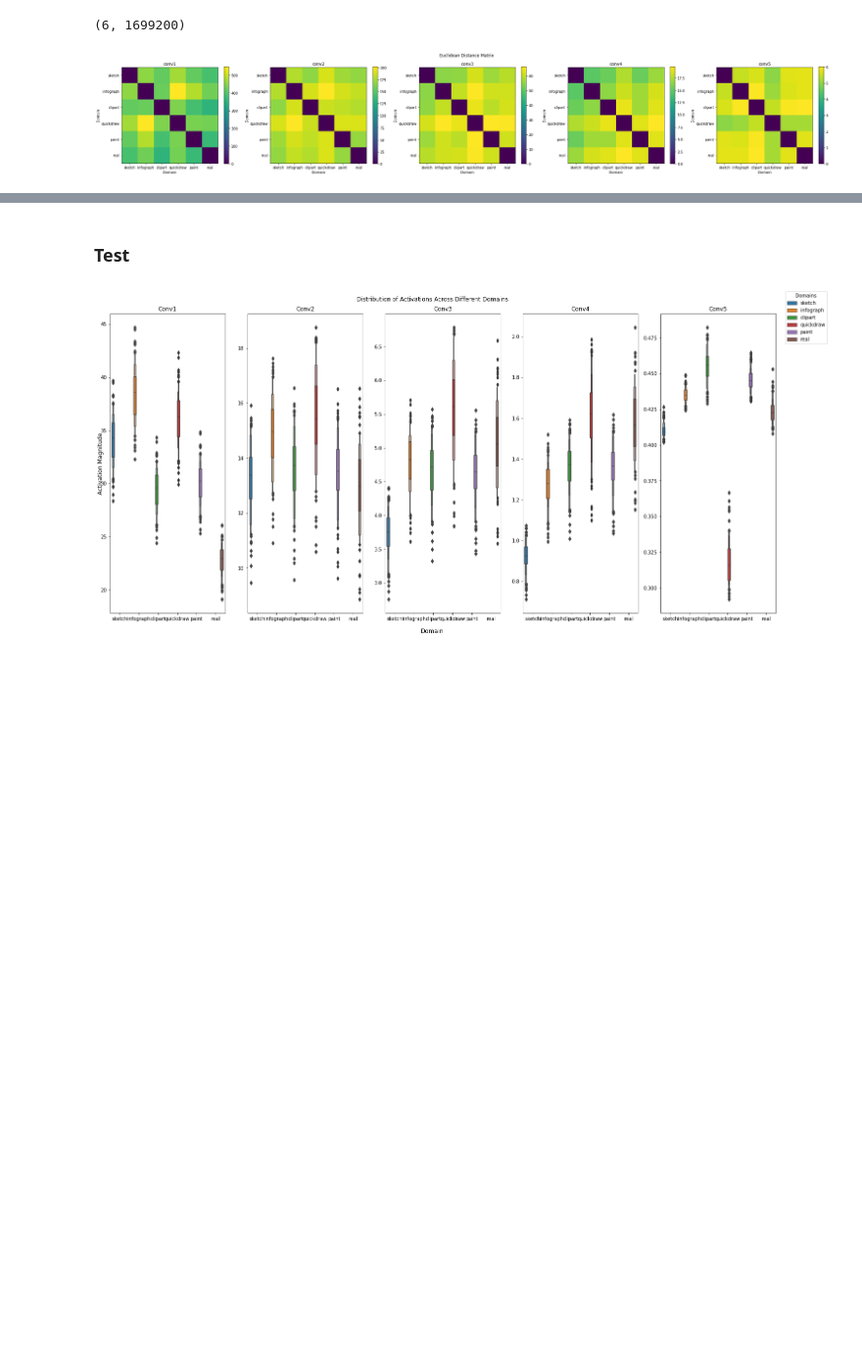
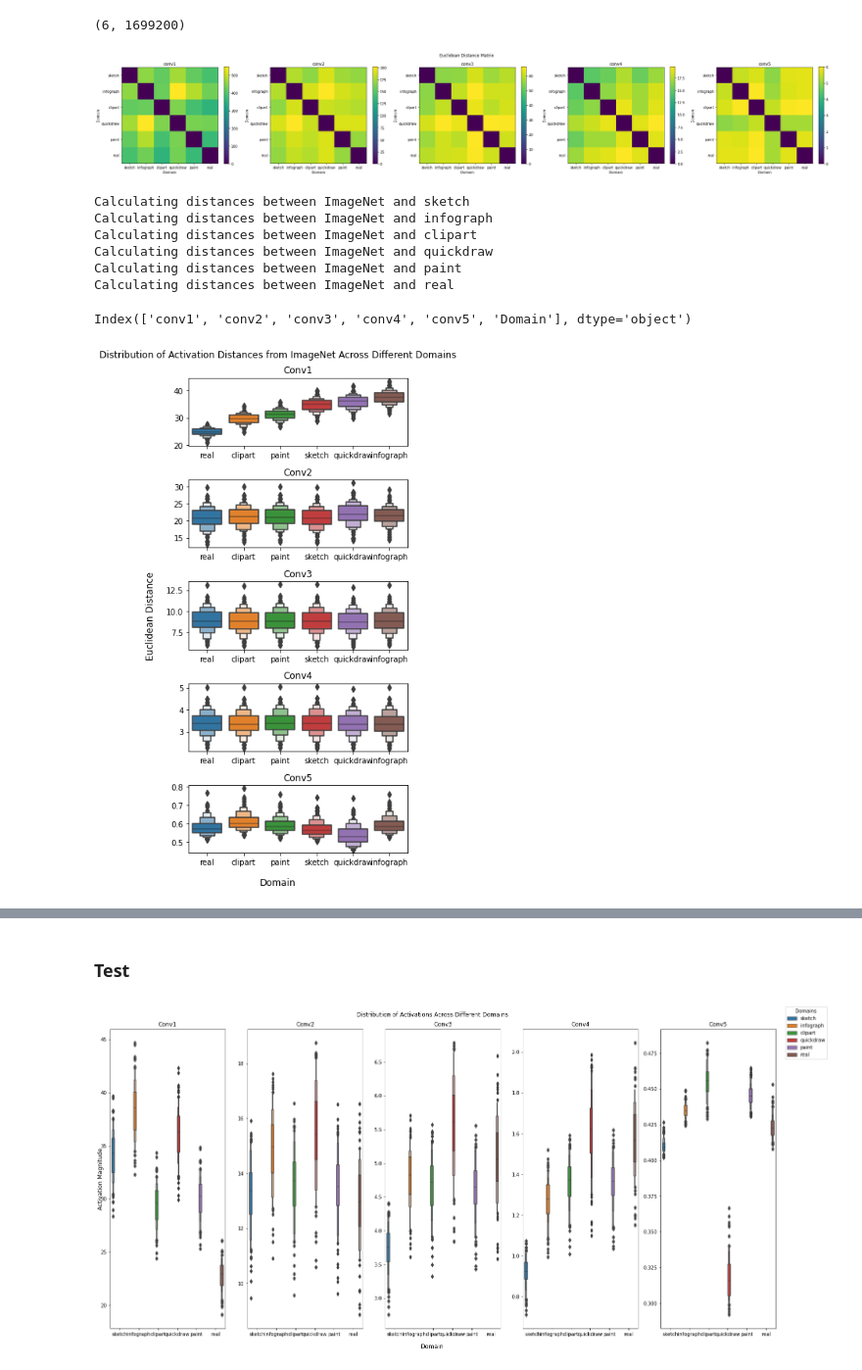
Before and after one commit to talmolab/domain_rep, a Jupyter notebook: rep_analysis/representation_comp_base.ipynb, the cells around one changed output, grey strips where cells are left out. Shown at 98% size. Cells and saved outputs as stored; diff of their text form; code cells hidden in the pictures; blank space fills up the shorter version.

Commit message:
added distance distribution histograms

```diff
--- a/rep_analysis/representation_comp_base.ipynb
+++ b/rep_analysis/representation_comp_base.ipynb
@@ -209,3 +210,52 @@ plt.show()
 # %% [output]
 (6, 1699200)
 [figure]
+# %%
+domain_dist_hist = {}
+model1 = SimCLRModel().load_from_checkpoint(f'../train_simclr/rep_data/temp/checkpoints/last.ckpt')
+activations1 = extract_model_response(model1.backbone[0],stimulus=NaturalScenes(im_size=64))
+for domain2 in DOMAINS:
+    print(f'Calculating distances between ImageNet and {domain2}')
+    model2 = SimCLRModel().load_from_checkpoint(f'../train_simclr/rep_data/{domain2}2/checkpoints/last.ckpt')
+    activations2 = extract_model_response(model2.backbone[0],stimulus=NaturalScenes(im_size=64))
+    layer_wise_dists = {}
+    for layer in activations1.keys():
+        layer_activations1 = activations1[layer]
+        layer_activations2 = activations2[layer]
+        im_dists = []
+        for i in range(len(layer_activations1)):
+            im_activation1 = layer_activations1[i].flatten()
+            im_activation2 = layer_activations2[i].flatten()
+            dist = distance.euclidean(im_activation1,im_activation2)
+            im_dists.append(dist)
+        layer_wise_dists[layer]=im_dists
+    layer_wise_dists = pd.DataFrame(layer_wise_dists)
+    domain_dist_hist[f'{domain1} vs {domain2}']=layer_wise_dists
+# %% [output]
+Calculating distances between ImageNet and sketch
+Calculating distances between ImageNet and infograph
+Calculating distances between ImageNet and clipart
+Calculating distances between ImageNet and quickdraw
+Calculating distances between ImageNet and paint
+Calculating distances between ImageNet and real
+# %%
+domain_dist_hist_df = pd.concat([domain_dist_hist[key].assign(Domain = key.split(' ')[-1]) for key in domain_dist_hist.keys()])
+fig,axs=plt.subplots(5,figsize=(5,10),facecolor='white')
+print(domain_dist_hist_df.keys())
+for i in range(1,6):
+    layer_df = domain_dist_hist_df[[f'conv{i}','Domain']]
+    plot = sns.boxenplot(data=layer_df,x='Domain',y=f'conv{i}',ax=axs[i-1],order=['real','clipart','paint','sketch','quickdraw','infograph'])
+    plot.set(title=f'Conv{i}',xlabel=None,ylabel=None)
+fig.suptitle("Distribution of Activation Distances from ImageNet Across Different Domains")
+fig.supxlabel("Domain")
+fig.supylabel("Euclidean Distance")
+fig.tight_layout()
+lines_labels = [ax.get_legend_handles_labels() for ax in fig.axes]
+lines, labels = [sum(lol, []) for lol in zip(*lines_labels)]
+
+# finally we invoke the legend (that you probably would like to customize...)
+fig.tight_layout()
+plt.show()
+# %% [output]
+Index(['conv1', 'conv2', 'conv3', 'conv4', 'conv5', 'Domain'], dtype='object')
+[figure, added]
```
Also changed, not shown: parts of 7 cells of this notebook.
